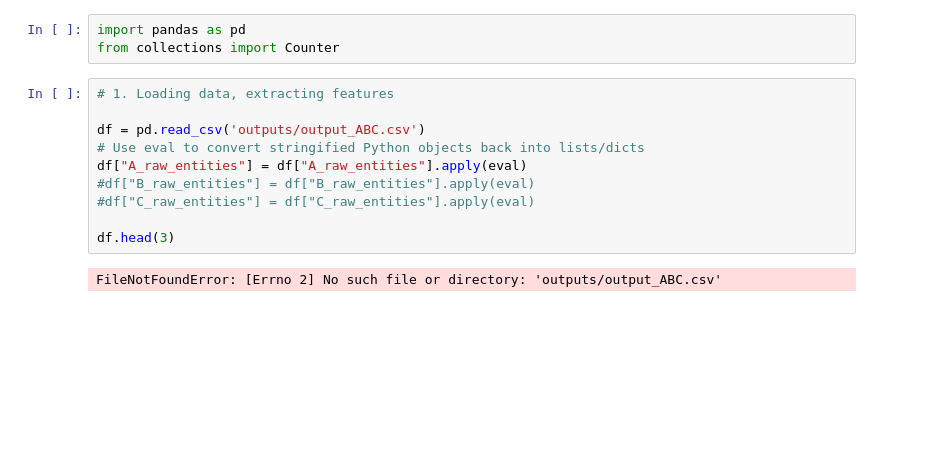
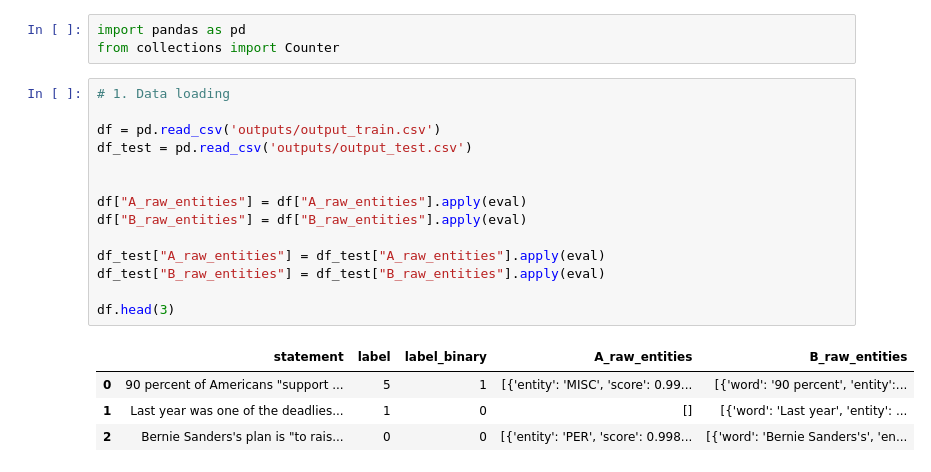
Before and after one commit to matusstanko/NLPD_18, a Jupyter notebook: part1/A_porovnanie.ipynb, the cells around one changed output. Cells and saved outputs as stored; diff of their text form; blank space fills up the shorter version.

```diff
--- a/part1/A_porovnanie.ipynb
+++ b/part1/A_porovnanie.ipynb
@@ -58,14 +58,21 @@
 import pandas as pd
 from collections import Counter
 # %%
-# 1. Loading data, extracting features
+# 1. Data loading
 
-df = pd.read_csv('outputs/output_ABC.csv')
-# Use eval to convert stringified Python objects back into lists/dicts
+df = pd.read_csv('outputs/output_train.csv')
+df_test = pd.read_csv('outputs/output_test.csv')
+
+
 df["A_raw_entities"] = df["A_raw_entities"].apply(eval)
-#df["B_raw_entities"] = df["B_raw_entities"].apply(eval)
-#df["C_raw_entities"] = df["C_raw_entities"].apply(eval)
+df["B_raw_entities"] = df["B_raw_entities"].apply(eval)
+
+df_test["A_raw_entities"] = df_test["A_raw_entities"].apply(eval)
+df_test["B_raw_entities"] = df_test["B_raw_entities"].apply(eval)
 
 df.head(3)
 # %% [output]
-FileNotFoundError: [Errno 2] No such file or directory: 'outputs/output_ABC.csv'
+|  | statement | label | label_binary | A_raw_entities | B_raw_entities |
+| 0 | 90 percent of Americans "support ... | 5 | 1 | [{'entity': 'MISC', 'score': 0.99... | [{'word': '90 percent', 'entity':... |
+| 1 | Last year was one of the deadlies... | 1 | 0 | [] | [{'word': 'Last year', 'entity': ... |
+| 2 | Bernie Sanders's plan is "to rais... | 0 | 0 | [{'entity': 'PER', 'score': 0.998... | [{'word': 'Bernie Sanders's', 'en... |
```
Also changed, not shown: parts of 11 cells of this notebook.
